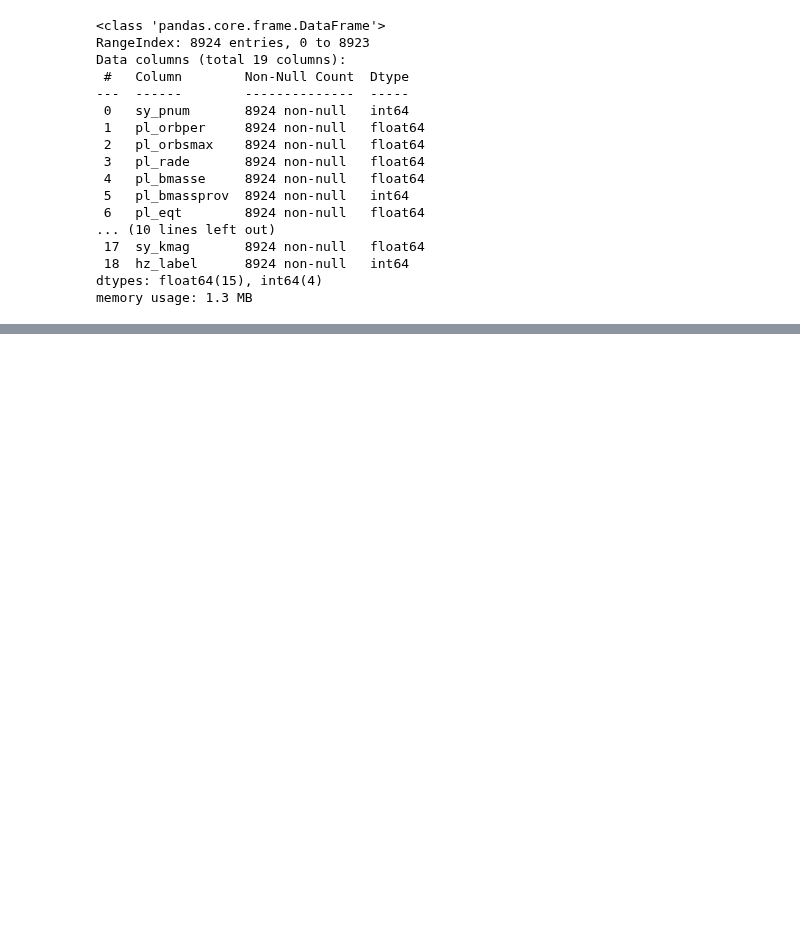
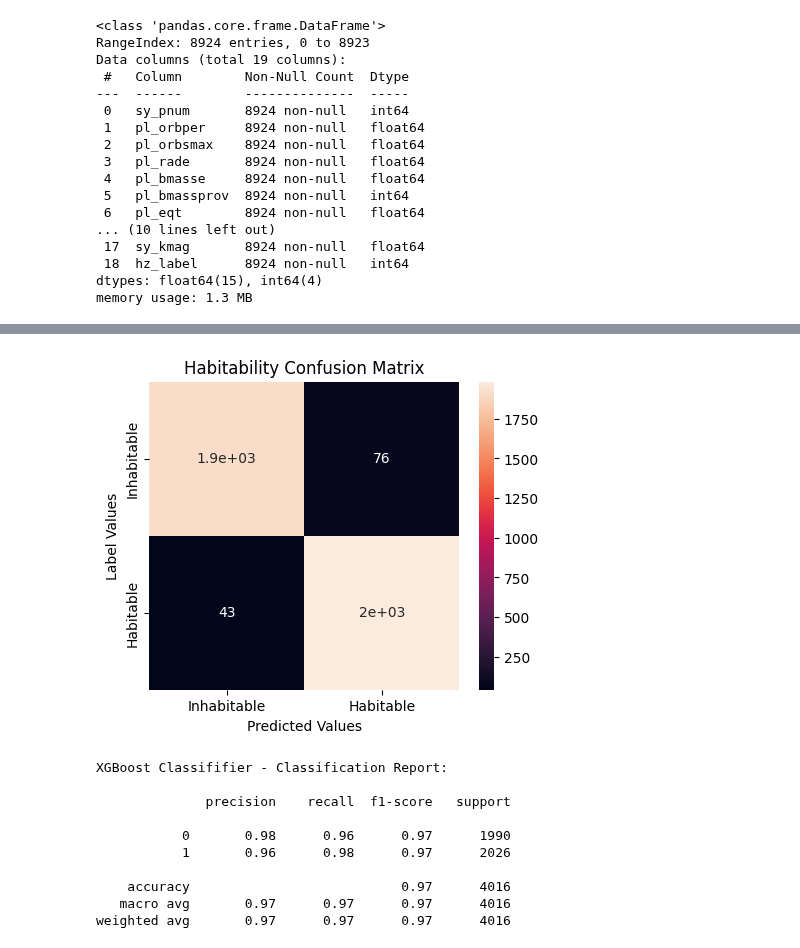
Before and after one commit to christinaxliu/research, a Jupyter notebook: JPL-Caltech/GalaxiesPaper2024/HabitableExoplanetClassifiers/KNN-RandomForest-XGBoost-Classifiers.ipynb, the cells around one changed output, grey strips where cells are left out. Saved outputs shown, nothing was run; the diff lists cells and outputs as text; code cells hidden in the pictures; blank space fills up the shorter version.

```diff
--- a/JPL-Caltech/GalaxiesPaper2024/HabitableExoplanetClassifiers/KNN-RandomForest-XGBoost-Classifiers.ipynb
+++ b/JPL-Caltech/GalaxiesPaper2024/HabitableExoplanetClassifiers/KNN-RandomForest-XGBoost-Classifiers.ipynb
@@ -527,0 +614,28 @@ weighted avg       0.86      0.82      0.81      2945
+# %%
+# Train a XGBoost classifier
+xgb_classifier = XGBClassifier(n_estimators=9,
+                               max_depth=5,
+                               learning_rate=1,
+                               objective='binary:logistic',
+                               eval_metric='logloss').fit(features_train, labels_train)
+
+# Predict the samples in the test subset
+xgb_classifier_predictions = xgb_classifier.predict(features_test)
+
+# Plot the confusion matrix and print out the classification evaluation report
+xgb_classifier_accuracy = accuracy_score(labels_test, xgb_classifier_predictions)
+xgb_classifier_confusion_matrix = plot_confusion_matrix(labels_test, xgb_classifier_predictions)
+print(f"XGBoost Classififier - Classification Report:\n")
+print(classification_report(labels_test, xgb_classifier_predictions))
+# %% [output]
+[figure, added]
+XGBoost Classififier - Classification Report:
+
+              precision    recall  f1-score   support
+
+           0       0.98      0.96      0.97      1990
+           1       0.96      0.98      0.97      2026
+
+    accuracy                           0.97      4016
+   macro avg       0.97      0.97      0.97      4016
+weighted avg       0.97      0.97      0.97      4016
```
Also changed, not shown: parts of 15 cells of this notebook.
